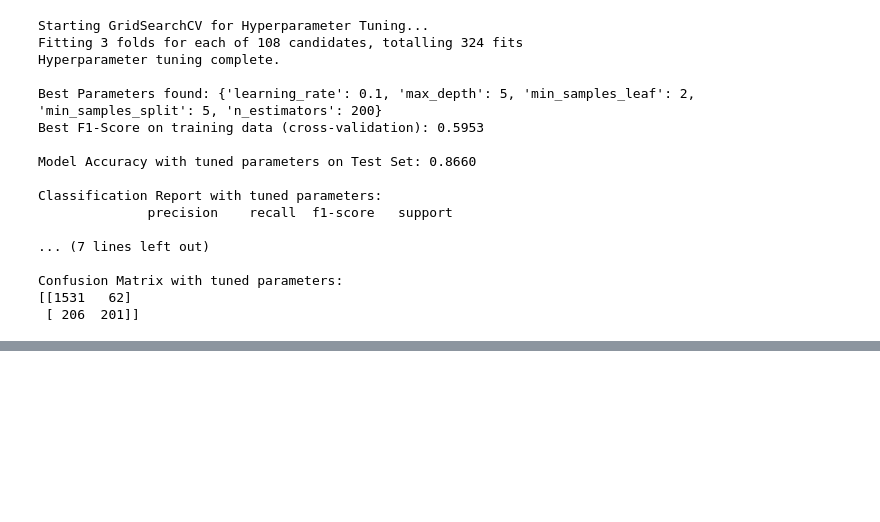
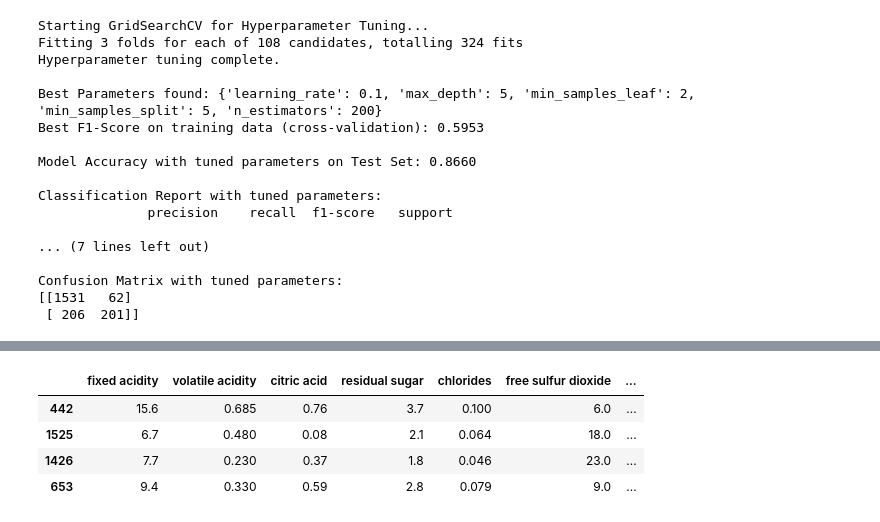
Before and after one commit to saim9211/Machine-Learning-Stuff, a Jupyter notebook: Gradient_Boosting.ipynb, the cells around one changed output, grey strips where cells are left out. Cells and saved outputs as stored; diff of their text form; code cells hidden in the pictures; blank space fills up the shorter version.

```diff
--- a/Gradient_Boosting.ipynb
+++ b/Gradient_Boosting.ipynb
@@ -249,0 +257,21 @@ Confusion Matrix with tuned parameters:
+# %%
+import pandas as pd
+import os
+
+# List the contents of the downloaded path to find the correct CSV file
+files_in_path = os.listdir(path)
+print(f"Files in the downloaded directory '{path}': {files_in_path}")
+
+# Assuming the CSV file is named 'winequality-red.csv' or similar
+# Let's try to find a .csv file and load the first one we find
+csv_files = [f for f in files_in_path if f.endswith('.csv')]
+
+if csv_files:
+    actual_csv_filename = csv_files[0]
+    csv_file_path = os.path.join(path, actual_csv_filename)
+    df = pd.read_csv(csv_file_path)
+    print(f"Data loaded successfully from '{actual_csv_filename}'. First 5 rows of the DataFrame:\n{df.head()}")
+    print(f"DataFrame shape: {df.shape}")
+else:
+    print("No CSV files found in the specified directory. Please check the dataset contents.")
+    df = None
@@ -249,0 +296,8 @@ Confusion Matrix with tuned parameters:
+# %%
+df.sample(4)
+# %% [output]
+|  | fixed acidity | volatile acidity | citric acid | residual sugar | chlorides | free sulfur dioxide | ... |
+| 442 | 15.6 | 0.685 | 0.76 | 3.7 | 0.100 | 6.0 | ... |
+| 1525 | 6.7 | 0.480 | 0.08 | 2.1 | 0.064 | 18.0 | ... |
+| 1426 | 7.7 | 0.230 | 0.37 | 1.8 | 0.046 | 23.0 | ... |
+| 653 | 9.4 | 0.330 | 0.59 | 2.8 | 0.079 | 9.0 | ... |
```
Also changed, not shown: parts of 8 cells of this notebook.
